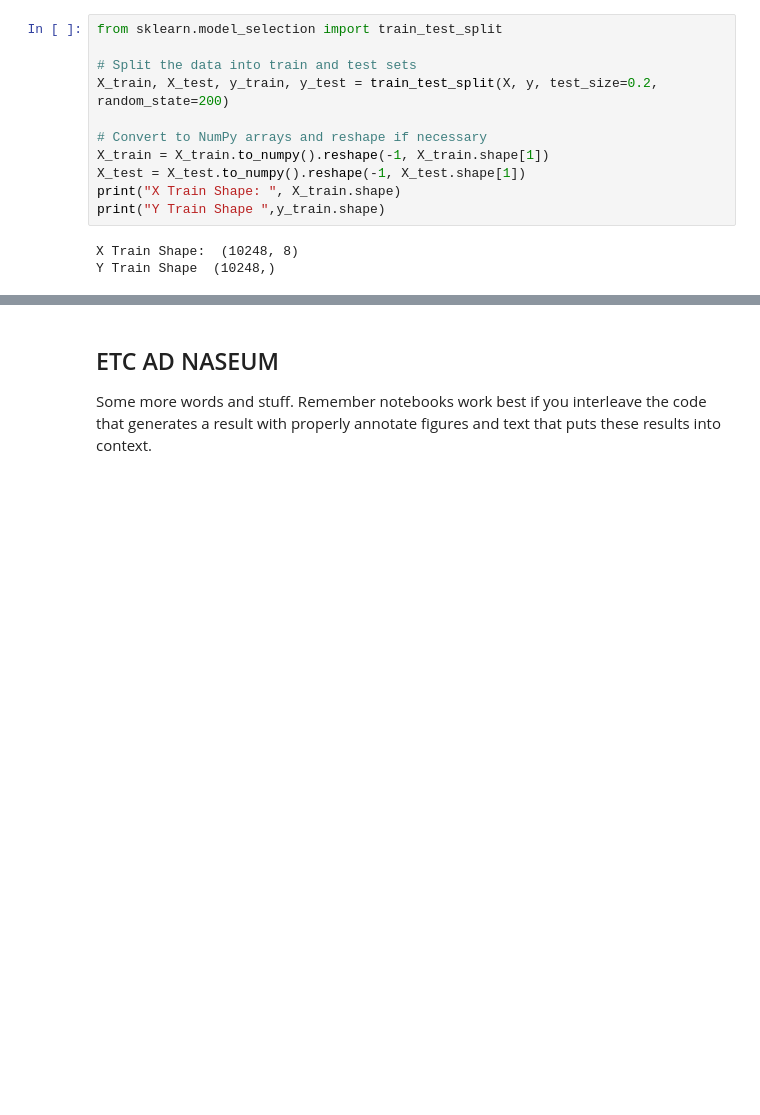
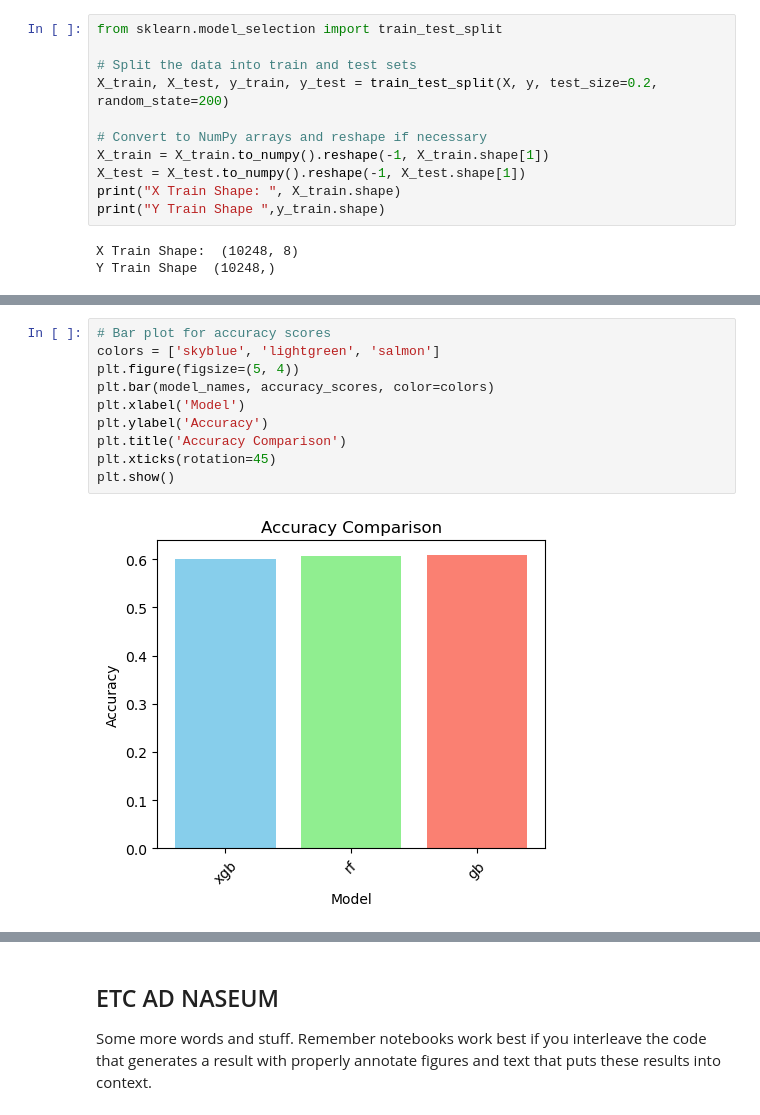
Before and after one commit to YSJHYX/EEG-Data-Analysis-Project, a Jupyter notebook: FinalProject_Group094-FA24.ipynb, the cells around one changed output, grey strips where cells are left out. Drawn from its saved outputs; the diff is of its cells as text; blank space fills up the shorter version.

```diff
--- a/FinalProject_Group094-FA24.ipynb
+++ b/FinalProject_Group094-FA24.ipynb
@@ -559,0 +662,12 @@ F1 Score: 0.6253
+# %%
+# Bar plot for accuracy scores
+colors = ['skyblue', 'lightgreen', 'salmon']
+plt.figure(figsize=(5, 4))
+plt.bar(model_names, accuracy_scores, color=colors)
+plt.xlabel('Model')
+plt.ylabel('Accuracy')
+plt.title('Accuracy Comparison')
+plt.xticks(rotation=45)
+plt.show()
+# %% [output]
+[figure, added]
```
Also changed, not shown: parts of 10 cells of this notebook.
